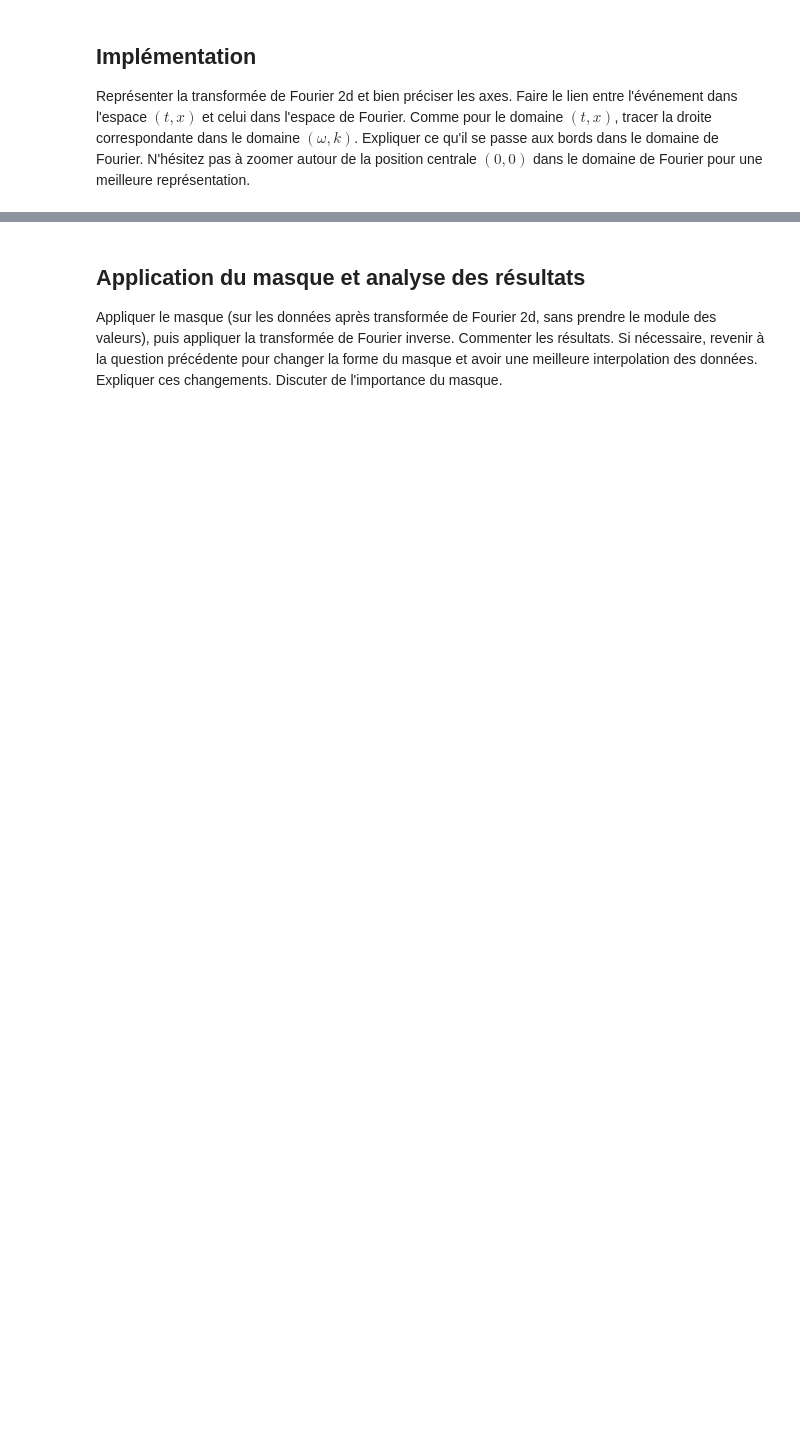
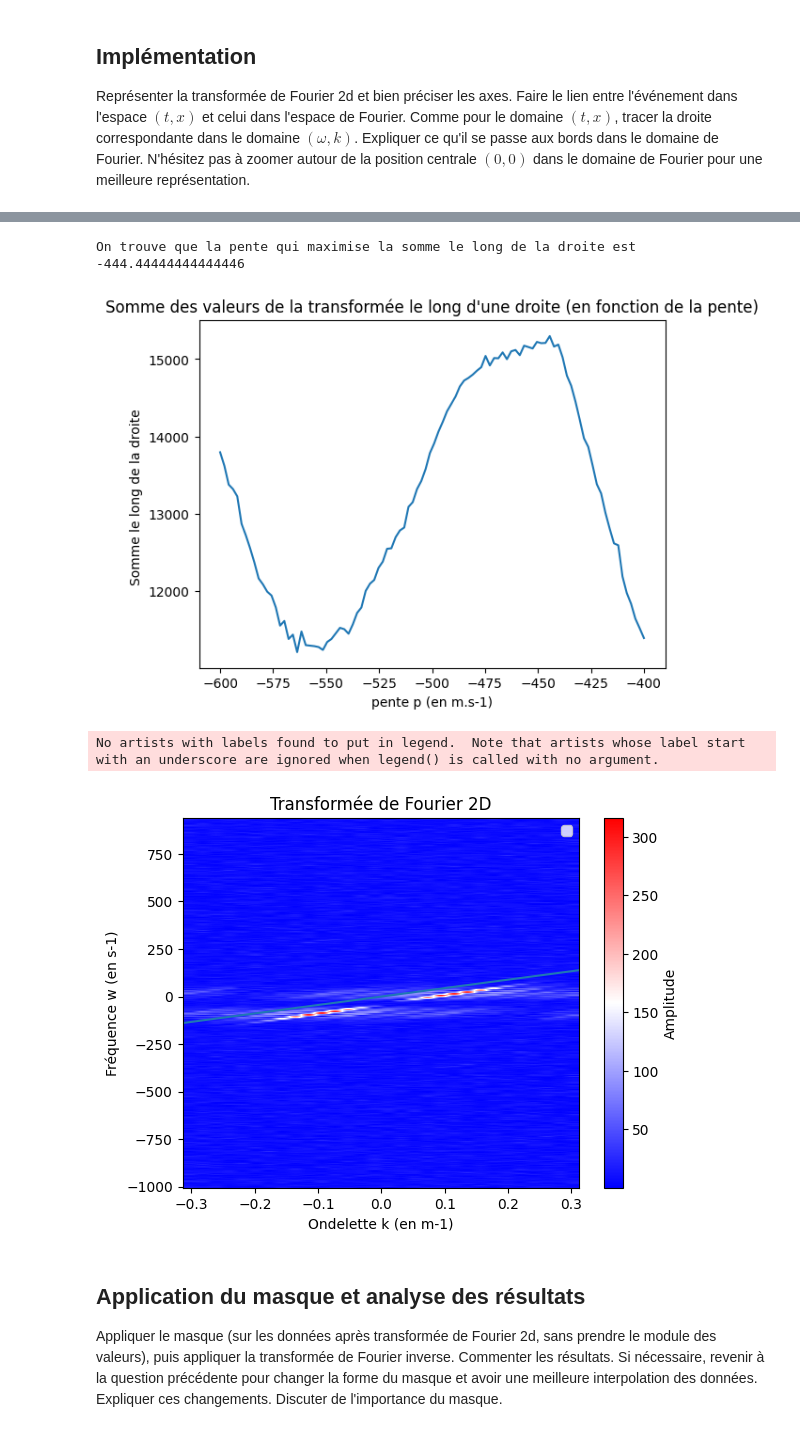
Before and after one commit to LucieTrolle/Projet-Traitement-du-Signal, a Jupyter notebook: Mini-projet Géophysique/mini_projet_geophysique.ipynb, the cells around one changed output, grey strips where cells are left out. Drawn from its saved outputs; the diff is of its cells as text; code cells hidden in the pictures; blank space fills up the shorter version.

```diff
--- a/Mini-projet Géophysique/mini_projet_geophysique.ipynb
+++ b/Mini-projet Géophysique/mini_projet_geophysique.ipynb
@@ -166,3 +180,53 @@ On note $\omega$ la fréquence angulaire et $k$ le nombre d'onde. Dans le domain
+# %%
+import numpy as np
+import matplotlib.pyplot as plt
+
+n = gpanel1.shape[0]
+m = gpanel1.shape[1]
+dt = np.abs(at[1] - at[0])
+dx = np.abs(ax[1] - ax[0])
+dw = 2 * np.pi / (m * dt)
+dk = 2 * np.pi / (n * dx)
+tf = np.fft.fftshift(np.fft.fft2(gpanel1))
+w = np.fft.fftshift(np.fft.fftfreq(m, dt)) * 2 * np.pi
+k = np.fft.fftshift(np.fft.fftfreq(n, dx)) * 2 * np.pi
+
+def contin(tf,k_,w_):
+    return tf[int((w_-min(w))/(max(w)-min(w))*tf.shape[0]),int((k_-min(k))/(max(k)-min(k))*tf.shape[1])] # On récupère la valeur de la transformée de Fourier pour (k,w): il faut calculer les indices
+
+def pente_():
+    pente=np.linspace(-600,-400,100) # On choisit une liste assez large de pentes possibles
+    somme_pente=[]
+    for p in pente:
+        w_selec=[(k_,k_*p) for k_ in k[1:-1] if (k_*p > min(w)) and (k_*p < max(w))] # On génère des couples (k,pente*k), en prenant garde à ce que l'ordonnée reste dans l'intervalle admissible
+        s=0
+        for i in range(len(w_selec)):
+            s+=np.abs(contin(tf,w_selec[i][0],w_selec[i][1])) # On fait la somme le long de la droite donnée
+        somme_pente.append(s)
+    return pente,somme_pente,pente[np.argmax(somme_pente)]
+
+print("On trouve que la pente qui maximise la somme le long de la droite est",pente_()[2])
+
+plt.title("Somme des valeurs de la transformée le long d'une droite (en fonction de la pente)")
+plt.xlabel("pente p (en m.s-1)")
+plt.ylabel("Somme le long de la droite ")
+plt.plot(pente_()[0],pente_()[1])
+plt.show()
+# Tracer la transformée de Fourier 2D
+plt.figure()
+plt.imshow(np.abs(tf), extent=[k[0], k[-1], w[0],w[-1]], aspect='auto')
+plt.title('Transformée de Fourier 2D')
+plt.plot(k,444*k)
+plt.xlabel('Ondelette k (en m-1)')
+plt.ylabel('Fréquence w (en s-1)')
+plt.colorbar(label='Amplitude')
+plt.legend()
+plt.show()
+# %% [output]
+On trouve que la pente qui maximise la somme le long de la droite est -444.44444444444446
+[figure, added]
+No artists with labels found to put in legend.  Note that artists whose label start with an underscore are ignored when legend() is called with no argument.
+[figure, added]
 # %% [markdown]
 ## Application du masque et analyse des résultats
 Appliquer le masque (sur les données après transformée de Fourier 2d, sans prendre le module des valeurs), puis appliquer la transformée de Fourier inverse. Commenter les résultats. Si nécessaire, revenir à la question précédente pour changer la forme du masque et avoir une meilleure interpolation des données. Expliquer ces changements. Discuter de l'importance du masque.
```
Also changed, not shown: parts of 20 cells of this notebook.
